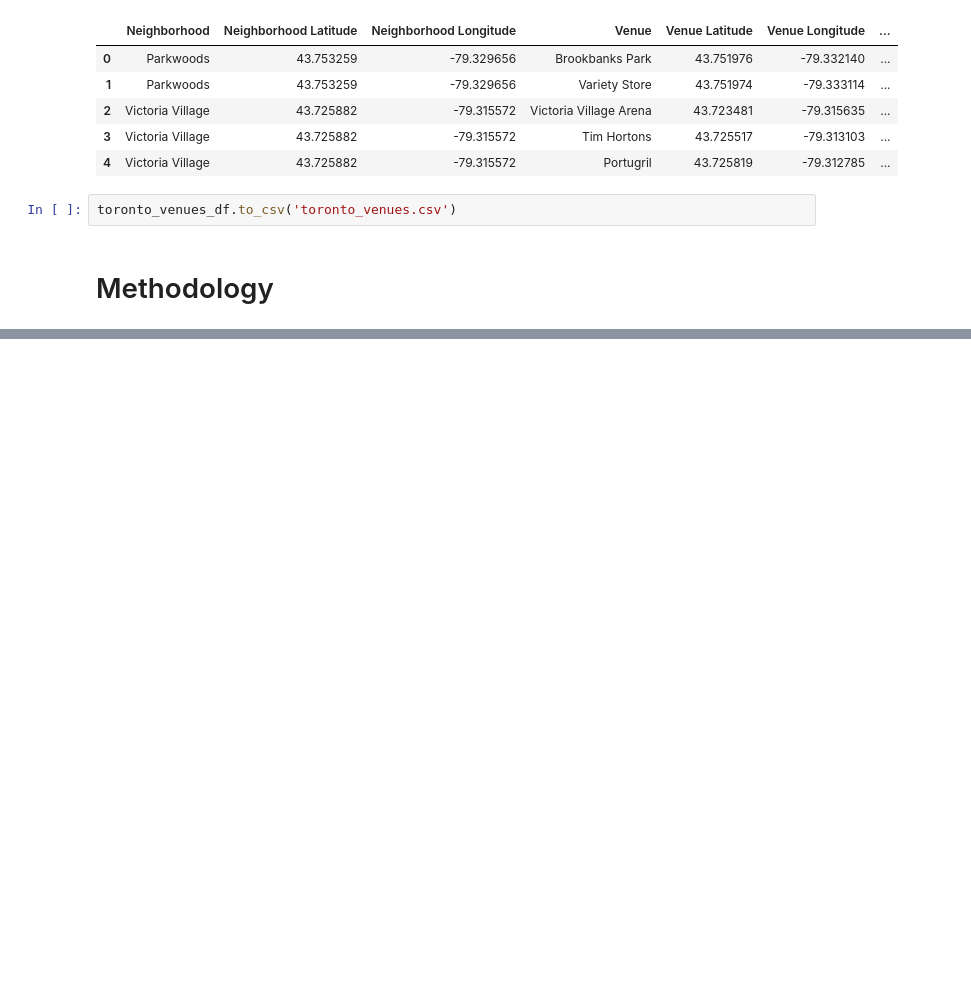
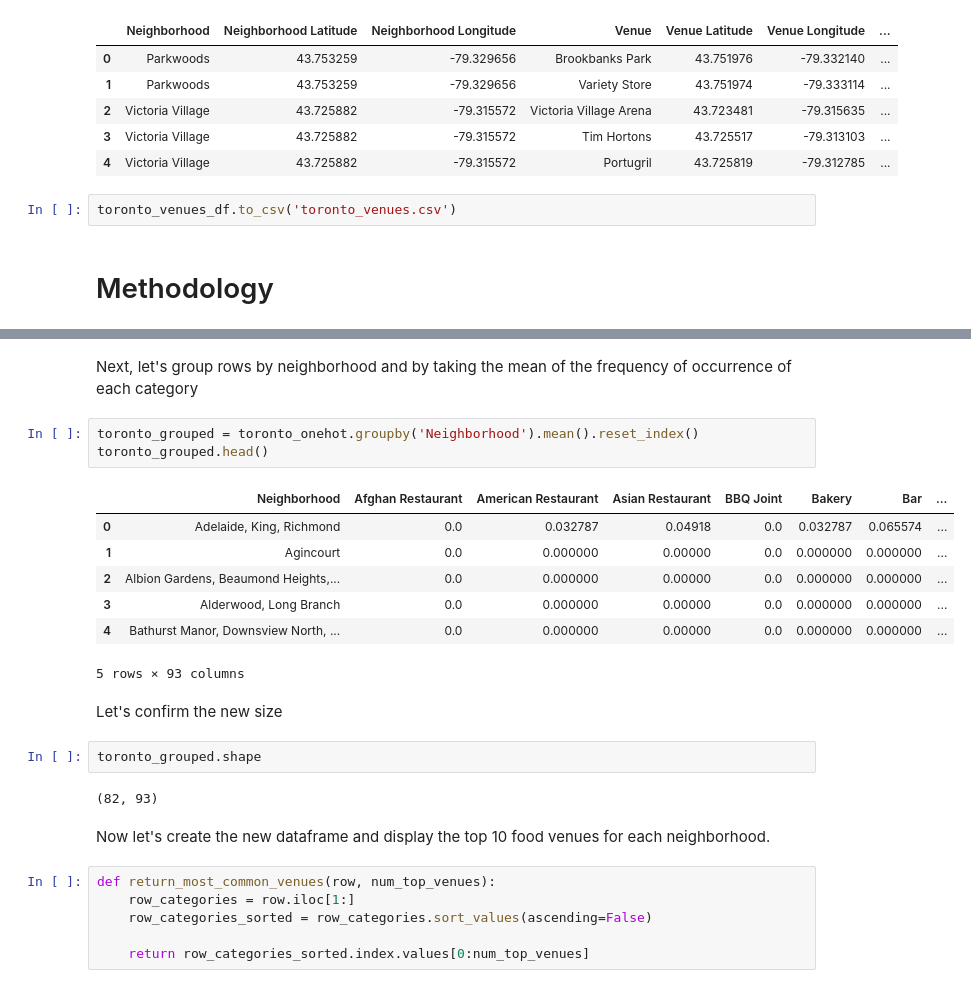
Before and after one commit to pisuth1995/Coursera_Capstone, a Jupyter notebook: the_battle_of_neighborhoods.ipynb, the cells around one changed output, grey strips where cells are left out. Cells and saved outputs as stored; diff of their text form; blank space fills up the shorter version.

```diff
--- a/the_battle_of_neighborhoods.ipynb
+++ b/the_battle_of_neighborhoods.ipynb
@@ -224,0 +326,27 @@ There are 273 uniques categories.
+# %% [markdown]
+Next, let's group rows by neighborhood and by taking the mean of the frequency of occurrence of each category
+# %%
+toronto_grouped = toronto_onehot.groupby('Neighborhood').mean().reset_index()
+toronto_grouped.head()
+# %% [output]
+|  | Neighborhood | Afghan Restaurant | American Restaurant | Asian Restaurant | BBQ Joint | Bakery | Bar | ... |
+| 0 | Adelaide, King, Richmond | 0.0 | 0.032787 | 0.04918 | 0.0 | 0.032787 | 0.065574 | ... |
+| 1 | Agincourt | 0.0 | 0.000000 | 0.00000 | 0.0 | 0.000000 | 0.000000 | ... |
+| 2 | Albion Gardens, Beaumond Heights,... | 0.0 | 0.000000 | 0.00000 | 0.0 | 0.000000 | 0.000000 | ... |
+| 3 | Alderwood, Long Branch | 0.0 | 0.000000 | 0.00000 | 0.0 | 0.000000 | 0.000000 | ... |
+| 4 | Bathurst Manor, Downsview North, ... | 0.0 | 0.000000 | 0.00000 | 0.0 | 0.000000 | 0.000000 | ... |
+5 rows × 93 columns
+# %% [markdown]
+Let's confirm the new size
+# %%
+toronto_grouped.shape
+# %% [output]
+(82, 93)
+# %% [markdown]
+Now let's create the new dataframe and display the top 10 food venues for each neighborhood.
+# %%
+def return_most_common_venues(row, num_top_venues):
+    row_categories = row.iloc[1:]
+    row_categories_sorted = row_categories.sort_values(ascending=False)
+
+    return row_categories_sorted.index.values[0:num_top_venues]
```
Also changed, not shown: parts of 57 cells of this notebook, 1 other file.
